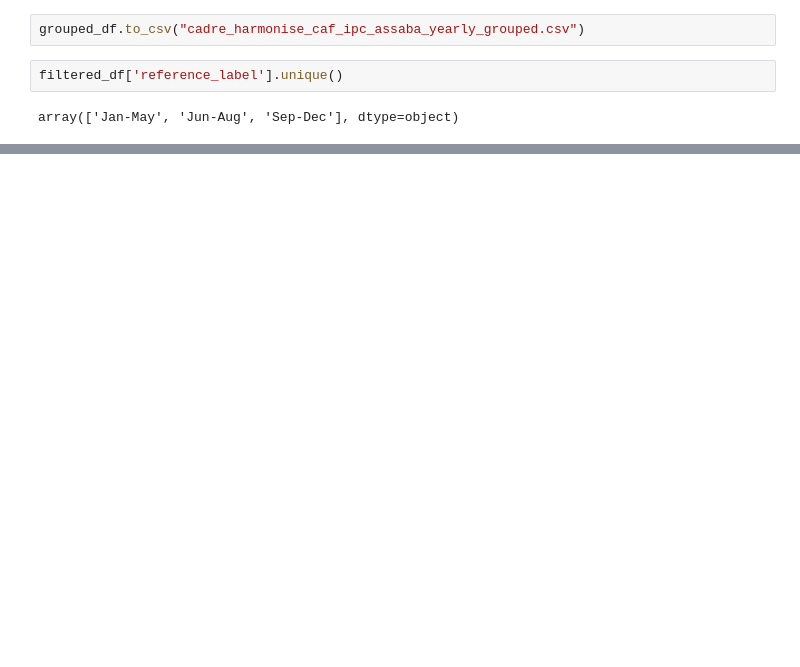
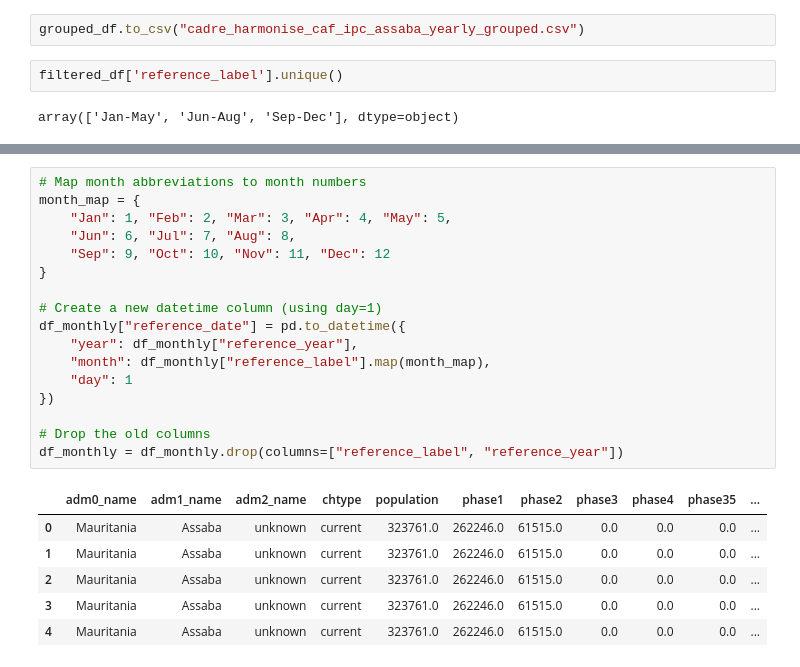
Before and after one commit to mouadhltifi/G20_Project, a Jupyter notebook: food-security-data-explore.ipynb, the cells around one changed output, grey strips where cells are left out. Cells and saved outputs as stored; diff of their text form; blank space fills up the shorter version.

```diff
--- a/food-security-data-explore.ipynb
+++ b/food-security-data-explore.ipynb
@@ -216,0 +231,24 @@ array(['Jan-May', 'Jun-Aug', 'Sep-Dec'], dtype=object)
+# %%
+# Map month abbreviations to month numbers
+month_map = {
+    "Jan": 1, "Feb": 2, "Mar": 3, "Apr": 4, "May": 5,
+    "Jun": 6, "Jul": 7, "Aug": 8,
+    "Sep": 9, "Oct": 10, "Nov": 11, "Dec": 12
+}
+
+# Create a new datetime column (using day=1)
+df_monthly["reference_date"] = pd.to_datetime({
+    "year": df_monthly["reference_year"],
+    "month": df_monthly["reference_label"].map(month_map),
+    "day": 1
+})
+
+# Drop the old columns
+df_monthly = df_monthly.drop(columns=["reference_label", "reference_year"])
+# %% [output]
+|  | adm0_name | adm1_name | adm2_name | chtype | population | phase1 | phase2 | phase3 | phase4 | phase35 | ... |
+| 0 | Mauritania | Assaba | unknown | current | 323761.0 | 262246.0 | 61515.0 | 0.0 | 0.0 | 0.0 | ... |
+| 1 | Mauritania | Assaba | unknown | current | 323761.0 | 262246.0 | 61515.0 | 0.0 | 0.0 | 0.0 | ... |
+| 2 | Mauritania | Assaba | unknown | current | 323761.0 | 262246.0 | 61515.0 | 0.0 | 0.0 | 0.0 | ... |
+| 3 | Mauritania | Assaba | unknown | current | 323761.0 | 262246.0 | 61515.0 | 0.0 | 0.0 | 0.0 | ... |
+| 4 | Mauritania | Assaba | unknown | current | 323761.0 | 262246.0 | 61515.0 | 0.0 | 0.0 | 0.0 | ... |
```
Also changed, not shown: parts of 4 cells of this notebook.
